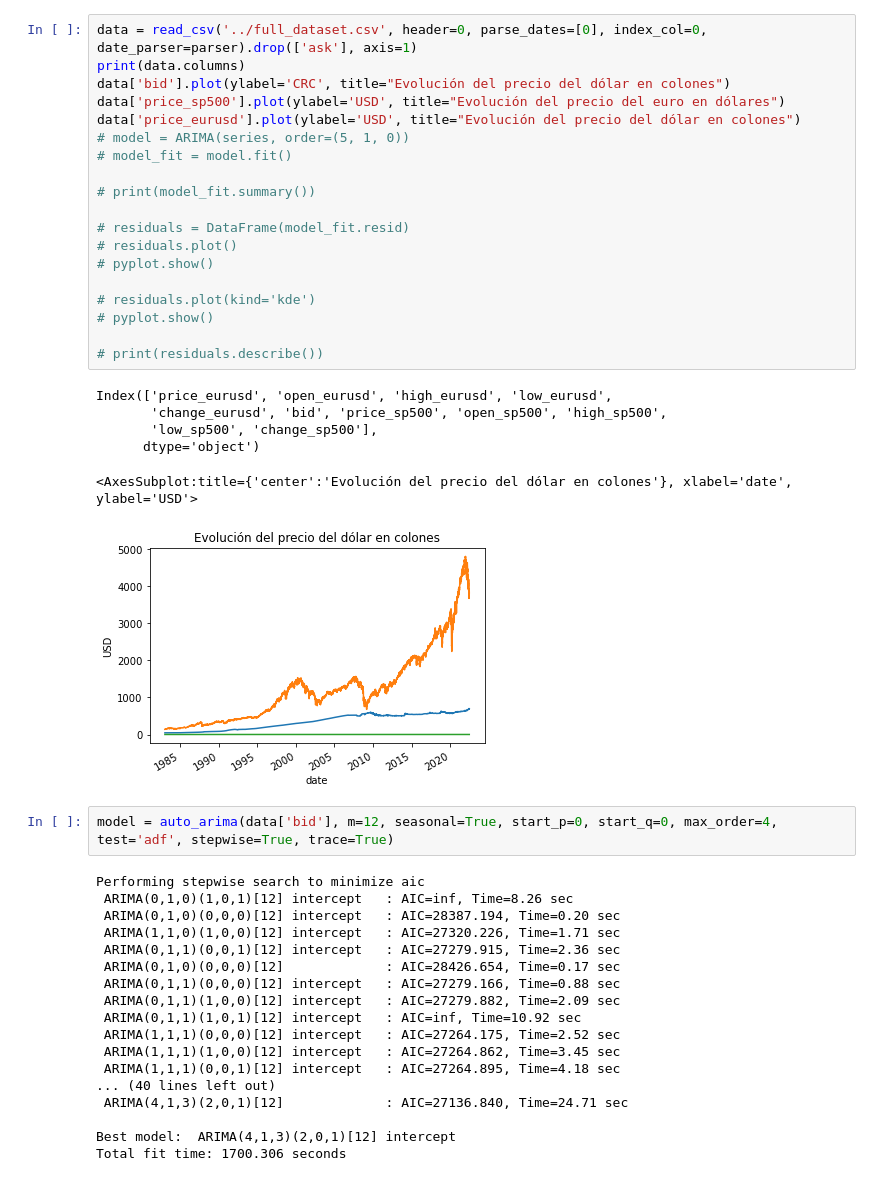
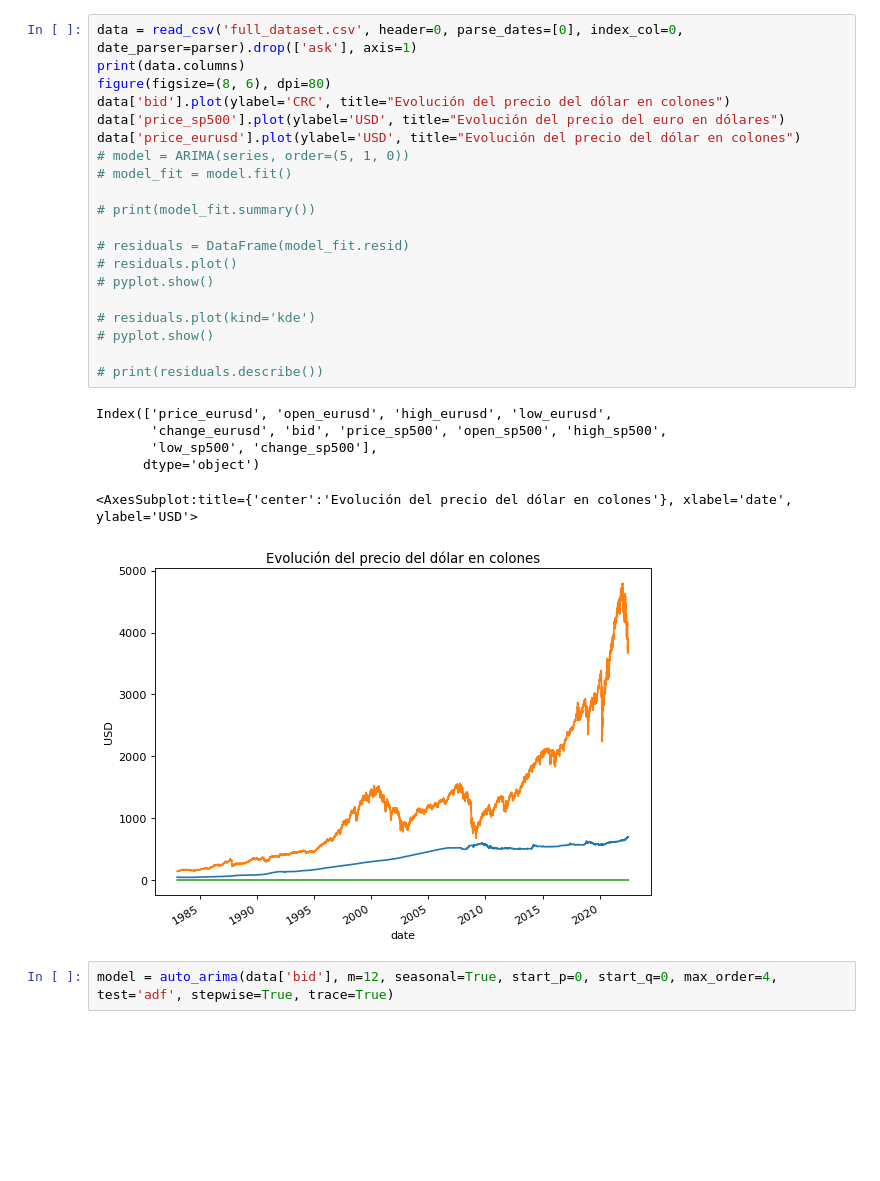
Before and after one commit to caschb/dollar_price_forecasting, a Jupyter notebook: arima_forecasting.ipynb, the cells around one changed output. Cells and saved outputs as stored; diff of their text form; blank space fills up the shorter version.

Commit message:
Se agregó más contenido de ARIMA

```diff
--- a/arima_forecasting.ipynb
+++ b/arima_forecasting.ipynb
@@ -10,48 +15,31 @@ def parser(x):
 # %%
-data = read_csv('../full_dataset.csv', header=0, parse_dates=[0], index_col=0, date_parser=parser).drop(['ask'], axis=1)
+data = read_csv('full_dataset.csv', header=0, parse_dates=[0], index_col=0, date_parser=parser).drop(['ask'], axis=1)
 print(data.columns)
+figure(figsize=(8, 6), dpi=80)
 data['bid'].plot(ylabel='CRC', title="Evolución del precio del dólar en colones")
 data['price_sp500'].plot(ylabel='USD', title="Evolución del precio del euro en dólares")
 data['price_eurusd'].plot(ylabel='USD', title="Evolución del precio del dólar en colones")
 # model = ARIMA(series, order=(5, 1, 0))
 # model_fit = model.fit()
 
 # print(model_fit.summary())
 
 # residuals = DataFrame(model_fit.resid)
 # residuals.plot()
 # pyplot.show()
 
 # residuals.plot(kind='kde')
 # pyplot.show()
 
 # print(residuals.describe())
 # %% [output]
 Index(['price_eurusd', 'open_eurusd', 'high_eurusd', 'low_eurusd',
        'change_eurusd', 'bid', 'price_sp500', 'open_sp500', 'high_sp500',
        'low_sp500', 'change_sp500'],
       dtype='object')
 <AxesSubplot:title={'center':'Evolución del precio del dólar en colones'}, xlabel='date', ylabel='USD'>
-[figure, old version]
+[figure, new version]
 # %%
 model = auto_arima(data['bid'], m=12, seasonal=True, start_p=0, start_q=0, max_order=4, test='adf', stepwise=True, trace=True)
-# %% [output]
-Performing stepwise search to minimize aic
- ARIMA(0,1,0)(1,0,1)[12] intercept   : AIC=inf, Time=8.26 sec
- ARIMA(0,1,0)(0,0,0)[12] intercept   : AIC=28387.194, Time=0.20 sec
- ARIMA(1,1,0)(1,0,0)[12] intercept   : AIC=27320.226, Time=1.71 sec
- ARIMA(0,1,1)(0,0,1)[12] intercept   : AIC=27279.915, Time=2.36 sec
- ARIMA(0,1,0)(0,0,0)[12]             : AIC=28426.654, Time=0.17 sec
- ARIMA(0,1,1)(0,0,0)[12] intercept   : AIC=27279.166, Time=0.88 sec
- ARIMA(0,1,1)(1,0,0)[12] intercept   : AIC=27279.882, Time=2.09 sec
- ARIMA(0,1,1)(1,0,1)[12] intercept   : AIC=inf, Time=10.92 sec
- ARIMA(1,1,1)(0,0,0)[12] intercept   : AIC=27264.175, Time=2.52 sec
- ARIMA(1,1,1)(1,0,0)[12] intercept   : AIC=27264.862, Time=3.45 sec
- ARIMA(1,1,1)(0,0,1)[12] intercept   : AIC=27264.895, Time=4.18 sec
-... (40 lines left out)
- ARIMA(4,1,3)(2,0,1)[12]             : AIC=27136.840, Time=24.71 sec
-
-Best model:  ARIMA(4,1,3)(2,0,1)[12] intercept
-Total fit time: 1700.306 seconds
 # %%
 # ARIMA(4,1,3)(2,0,1)[12]
```
Also changed, not shown: parts of 11 cells of this notebook.
